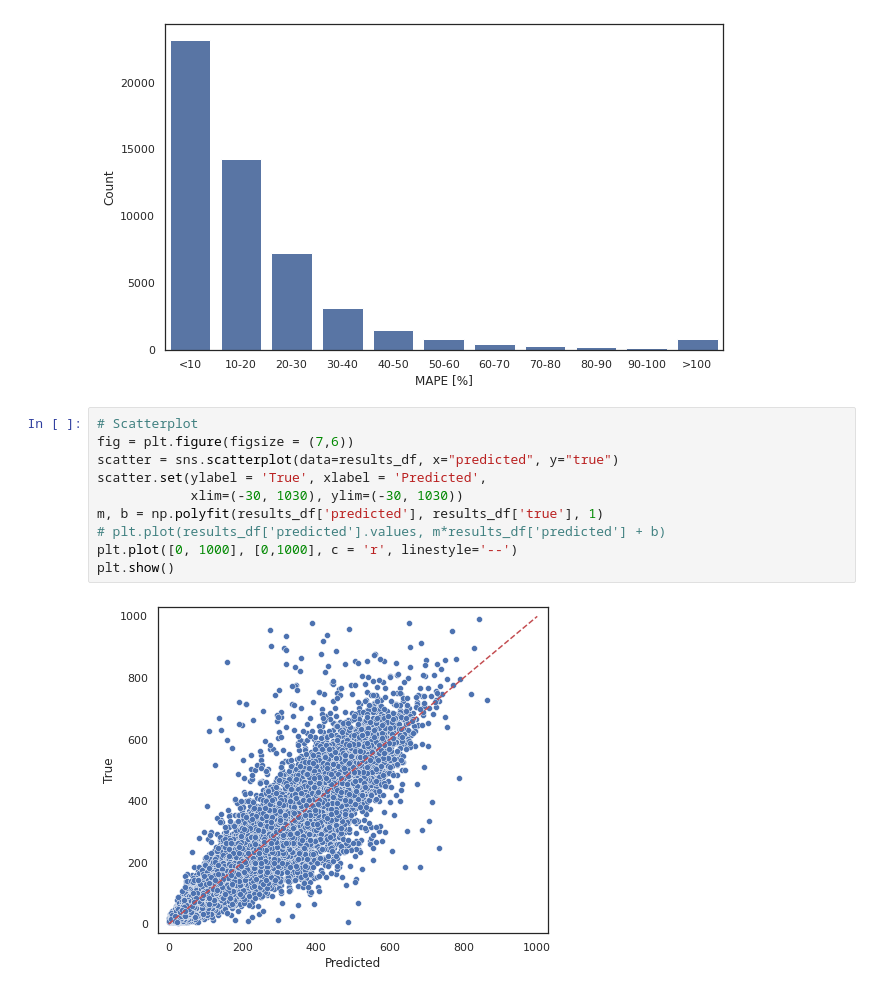
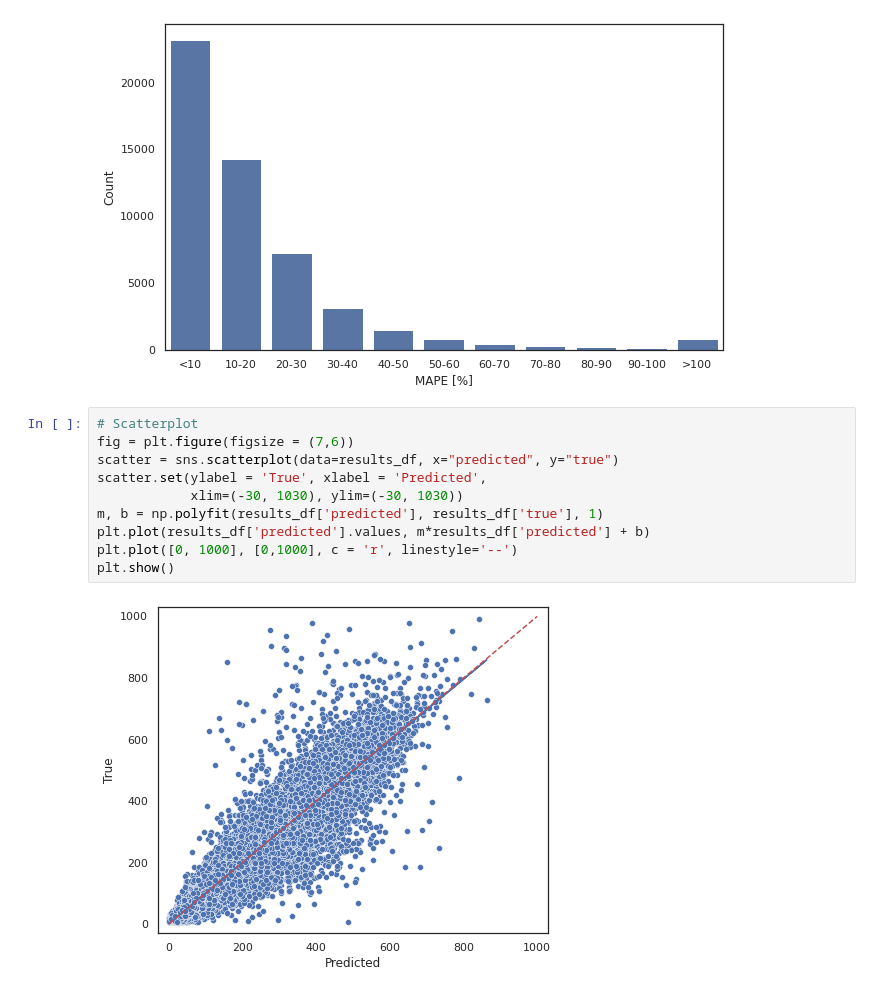
Before and after one commit to rboghe/cened, a Jupyter notebook: cened_1_2_ml.ipynb, the cells around one changed output. Cells and saved outputs as stored; diff of their text form.

```diff
--- a/cened_1_2_ml.ipynb
+++ b/cened_1_2_ml.ipynb
@@ -420,12 +420,12 @@ plt.show()
 # %%
 # Scatterplot
 fig = plt.figure(figsize = (7,6))
 scatter = sns.scatterplot(data=results_df, x="predicted", y="true")
 scatter.set(ylabel = 'True', xlabel = 'Predicted',
             xlim=(-30, 1030), ylim=(-30, 1030))
 m, b = np.polyfit(results_df['predicted'], results_df['true'], 1)
-# plt.plot(results_df['predicted'].values, m*results_df['predicted'] + b)
+plt.plot(results_df['predicted'].values, m*results_df['predicted'] + b)
 plt.plot([0, 1000], [0,1000], c = 'r', linestyle='--')
 plt.show()
 # %% [output]
-[figure, old version]
+[figure, new version]
```
